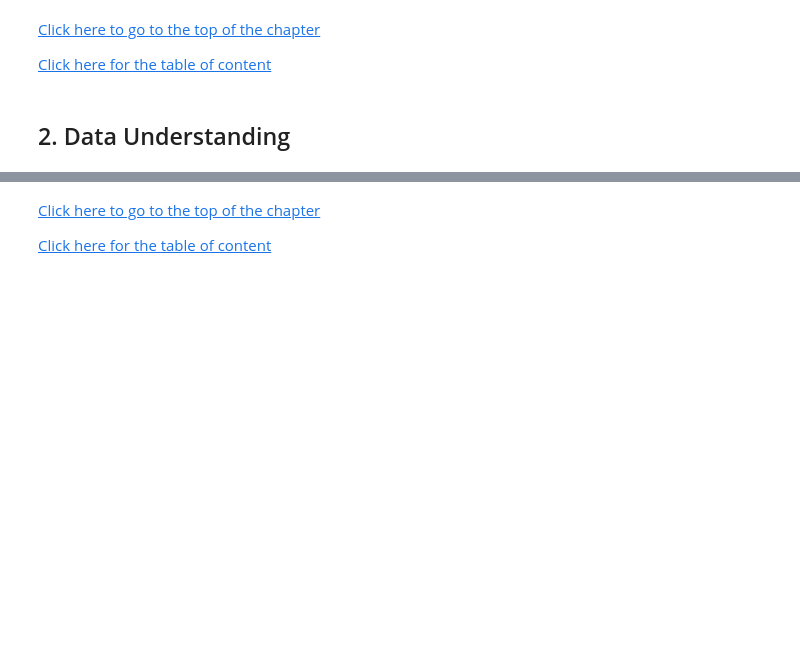
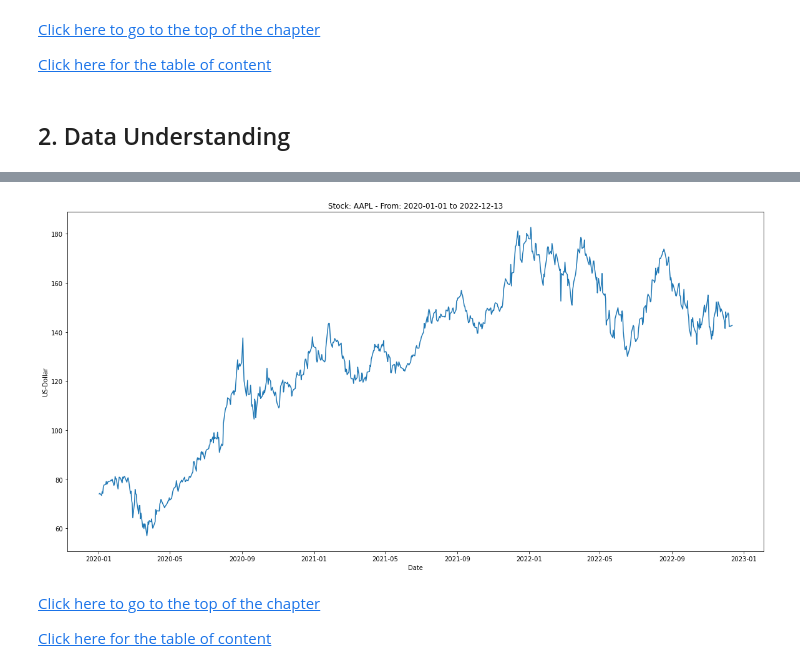
Before and after one commit to nils12344/CPSC481_AI_Project, a Jupyter notebook: CPSC481_AI_Project.ipynb, the cells around one changed output, grey strips where cells are left out. Saved outputs shown, nothing was run; the diff lists cells and outputs as text; code cells hidden in the pictures; blank space fills up the shorter version.

```diff
--- a/CPSC481_AI_Project.ipynb
+++ b/CPSC481_AI_Project.ipynb
@@ -145,3 +146,18 @@ insights_of_df(df)
+# %%
+from datetime import date
+today = str(date.today())
+
+plt.figure(figsize=(20,10))
+plt.plot(df.index, df.Open)
+plt.title("Stock: "+stock+" - From: "+start+" to "+today)
+plt.ylabel("US-Dollar")
+plt.xlabel("Date")
+
+plt.savefig(path_to_output+"\\Stock course of "+stock+" "+start+".png")
+
+plt.show()
+# %% [output]
+[figure, added]
 # %% [markdown]
 [Click here to go to the top of the chapter](#2)
 
```
Also changed, not shown: parts of 22 cells of this notebook, 13 other files.
